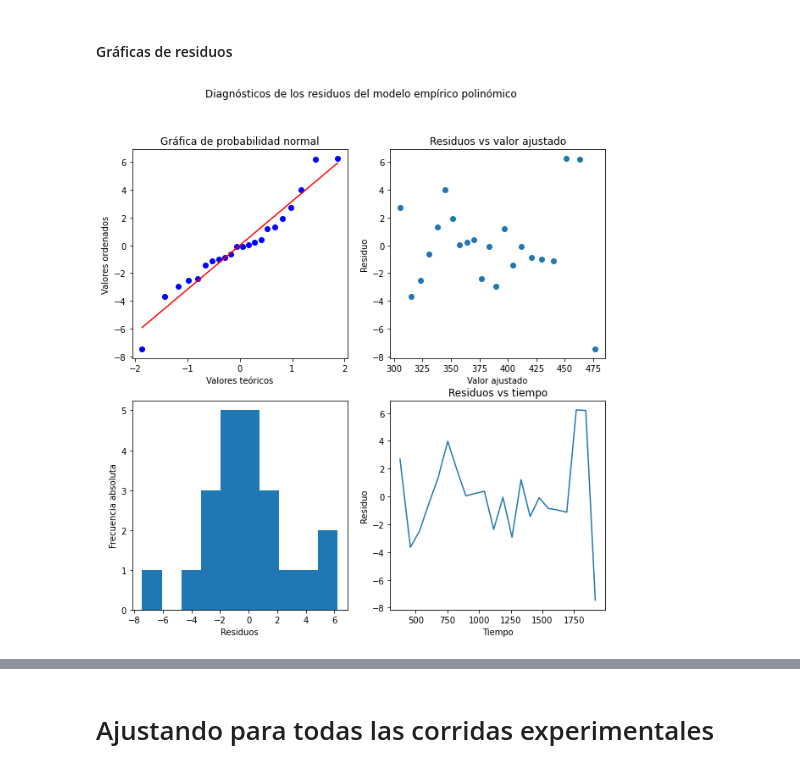
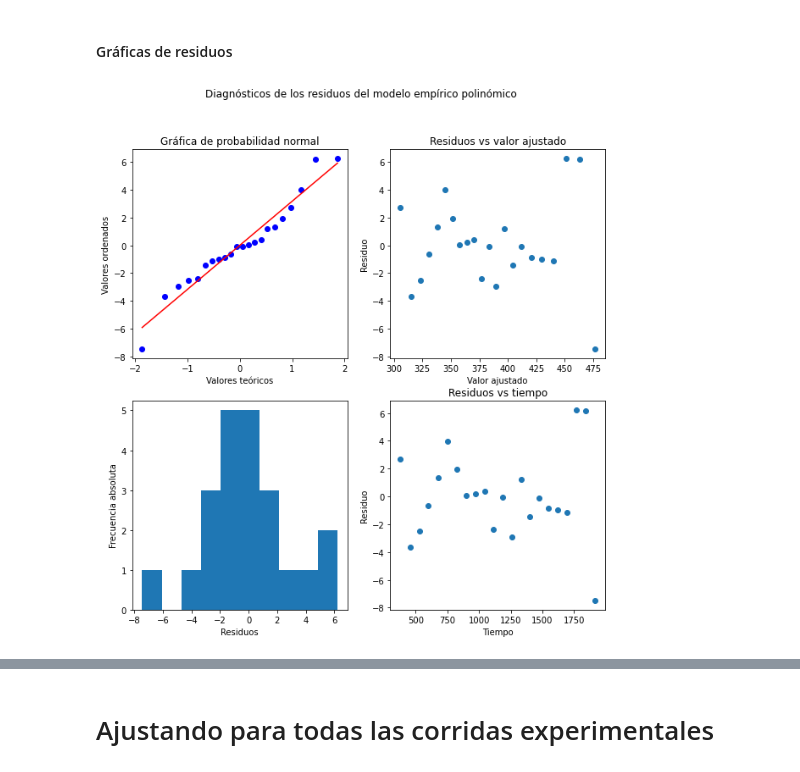
Before and after one commit to plasmallan/an-lisis_procesos_ii, a Jupyter notebook: Proyecto Grupal/Grupo 3 - Proyecto Grupal.ipynb, the cells around one changed output, grey strips where cells are left out. Cells and saved outputs as stored; diff of their text form; code cells hidden in the pictures.

```diff
--- a/Proyecto Grupal/Grupo 3 - Proyecto Grupal.ipynb
+++ b/Proyecto Grupal/Grupo 3 - Proyecto Grupal.ipynb
@@ -107,7 +107,7 @@ Para la temperatura como función del tiempo, se observa que existe cierta linea
 
 $$T(t)=At^3+Bt^2+Ct+D$$
 # %%
-tiempo,temperatura=np.asarray(datosCorrida2['tiempo']).astype('float64'),np.asarray(datosCorrida2['Temperatura de destilación']+273.15).astype('float64')
+volumen,tiempo,temperatura=np.asarray(datosCorrida2['Volumen evaporado, %']).astype('float64'),np.asarray(datosCorrida2['tiempo']).astype('float64'),np.asarray(datosCorrida2['Temperatura de destilación']+273.15).astype('float64')
 # %%
 sd2=(temperatura-temperatura.mean()).sum()**2/(1*(len(temperatura)-1))
 sd2
@@ -159,25 +159,25 @@ anderson(residuosEmpíricoPoli).statistic,anderson(residuosEmpíricoPoli).critic
 # %%
 fig1,((ax1,ax2),(ax3,ax4))=plt.subplots(2,2,figsize=(10,10))
 stats.probplot(residuosEmpíricoPoli,dist='norm',plot=ax1)
 ax1.set_title('Gráfica de probabilidad normal')
 ax1.set_xlabel('Valores teóricos')
 ax1.set_ylabel('Valores ordenados')
 ax2.scatter(ajusTPoli,residuosEmpíricoPoli)
 ax2.set_title('Residuos vs valor ajustado')
 ax2.set_ylabel('Residuo')
 ax2.set_xlabel('Valor ajustado')
 ax3.hist(residuosEmpíricoPoli)
 ax3.set_xlabel('Residuos')
 ax3.set_ylabel('Frecuencia absoluta')
-ax4.plot(tiempo,residuosEmpíricoPoli)
+ax4.scatter(tiempo,residuosEmpíricoPoli)
 ax4.set_title('Residuos vs tiempo')
 ax4.set_ylabel('Residuo')
 ax4.set_xlabel('Tiempo')
 fig1.suptitle('Diagnósticos de los residuos del modelo empírico polinómico')
 plt.savefig('DiagnósticoEmpírico.png')
 plt.show()
 # %% [output]
-[figure, old version]
+[figure, new version]
 # %% [markdown]
 # Modelo teórico
 
```
Also changed, not shown: parts of 42 cells of this notebook, 10 other files.
